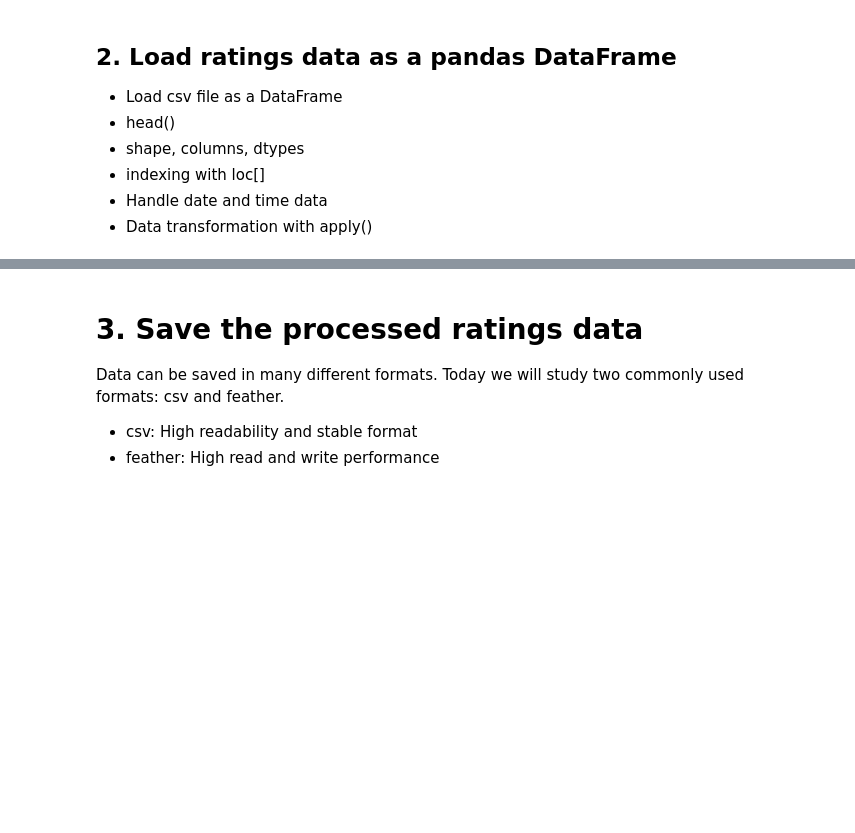
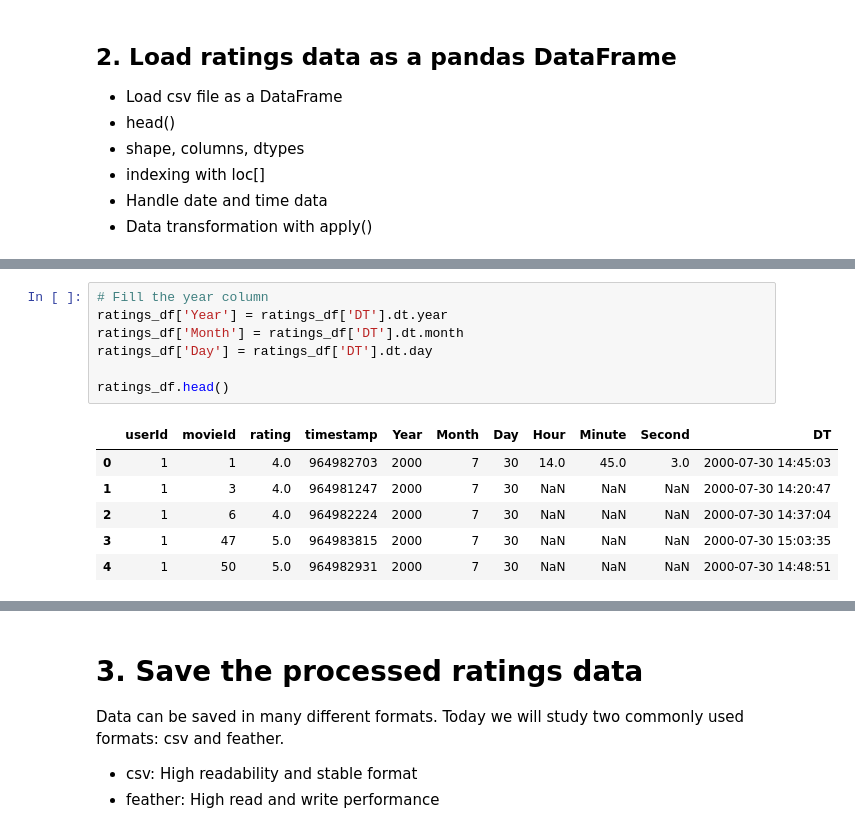
Before and after one commit to ch00226855/CMP464-Fall2019, a Jupyter notebook: Week4_DataFrame_Part1_Ex.ipynb, the cells around one changed output, grey strips where cells are left out. Saved outputs shown, nothing was run; the diff lists cells and outputs as text; blank space fills up the shorter version.

```diff
--- a/Week4_DataFrame_Part1_Ex.ipynb
+++ b/Week4_DataFrame_Part1_Ex.ipynb
@@ -98,3 +173,17 @@ ratings_df.head()
+# %%
+# Fill the year column
+ratings_df['Year'] = ratings_df['DT'].dt.year
+ratings_df['Month'] = ratings_df['DT'].dt.month
+ratings_df['Day'] = ratings_df['DT'].dt.day
+
+ratings_df.head()
+# %% [output]
+|  | userId | movieId | rating | timestamp | Year | Month | Day | Hour | Minute | Second | DT |
+| 0 | 1 | 1 | 4.0 | 964982703 | 2000 | 7 | 30 | 14.0 | 45.0 | 3.0 | 2000-07-30 14:45:03 |
+| 1 | 1 | 3 | 4.0 | 964981247 | 2000 | 7 | 30 | NaN | NaN | NaN | 2000-07-30 14:20:47 |
+| 2 | 1 | 6 | 4.0 | 964982224 | 2000 | 7 | 30 | NaN | NaN | NaN | 2000-07-30 14:37:04 |
+| 3 | 1 | 47 | 5.0 | 964983815 | 2000 | 7 | 30 | NaN | NaN | NaN | 2000-07-30 15:03:35 |
+| 4 | 1 | 50 | 5.0 | 964982931 | 2000 | 7 | 30 | NaN | NaN | NaN | 2000-07-30 14:48:51 |
 # %%
 # apply() can be used to apply user-defined functions
 
```
Also changed, not shown: parts of 47 cells of this notebook.
